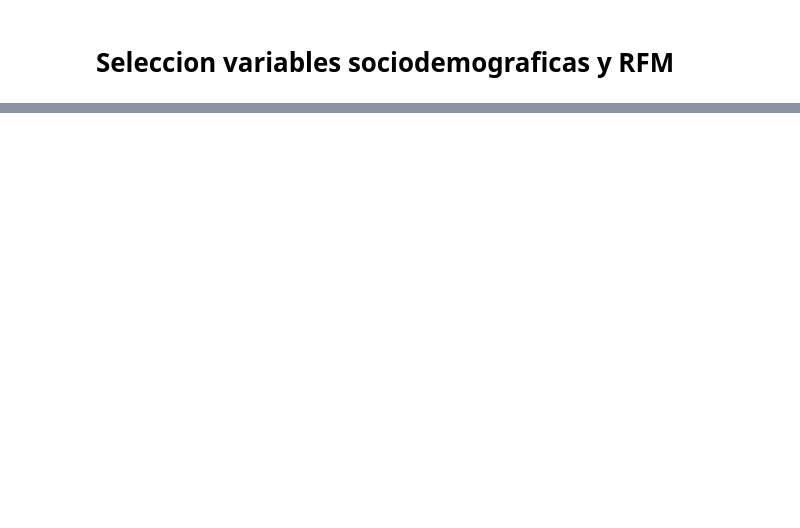
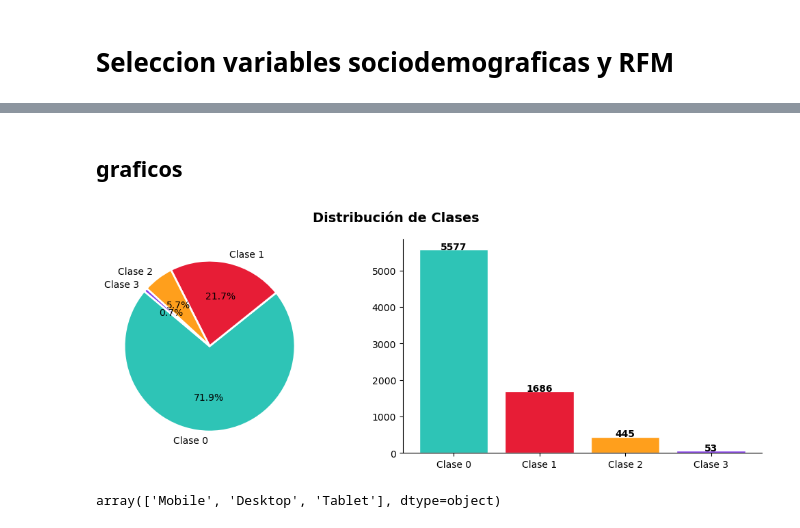
Before and after one commit to ShawnFRS/trabajos-marketing, a Jupyter notebook: trabajo 2/trabajo 2.ipynb, the cells around one changed output, grey strips where cells are left out. Drawn from its saved outputs; the diff is of its cells as text; code cells hidden in the pictures; blank space fills up the shorter version.

```diff
--- a/trabajo 2/trabajo 2.ipynb
+++ b/trabajo 2/trabajo 2.ipynb
@@ -196,0 +388,18 @@ display(df.head(5))
+# %%
+#latent class using Stepmix
+
+from stepmix.utils import get_mixed_descriptor
+
+# Unspecified variables are simply not included in mixed_data
+mixed_data, mixed_descriptor = get_mixed_descriptor(
+    dataframe=df_consumidores,
+    binary=['genero'],
+    categorical=["continente_enc","nivel_membresia_enc","categoria_preferida_enc",'dispositivo_preferido_enc'],
+    gaussian=["edad",'valor_promedio_pedido_usd', 'gasto_total_usd'],
+)
+
+# Pass descriptor to StepMix and fit model
+model = StepMix(n_components=4, measurement=mixed_descriptor, verbose=1, random_state=0)
+
+# Fit model
+model.fit(mixed_data)
@@ -196,0 +429,26 @@ display(df.head(5))
+# %% [markdown]
+## graficos
+# %%
+# ── Distribución de clases ────────────────────────────────────────────────────
+import matplotlib.pyplot as plt
+import numpy as np
+df_consumidores['mixed_pred'] = model.predict(mixed_data)
+conteo = df_consumidores['mixed_pred'].value_counts().sort_index()
+clases = [f"Clase {i}" for i in conteo.index]
+COLS = ["#2EC4B6","#E71D36","#FF9F1C","#8338EC","#3A86FF"]
+
+fig, (ax1, ax2) = plt.subplots(1, 2, figsize=(11, 4))
+ax1.pie(conteo, labels=clases, colors=COLS, autopct="%1.1f%%", startangle=140,
+        wedgeprops=dict(linewidth=2, edgecolor="white"))
+bars = ax2.bar(clases, conteo, color=COLS, edgecolor="white")
+[ax2.text(b.get_x()+b.get_width()/2, b.get_height()+2, str(v),
+          ha="center", fontweight="bold") for b, v in zip(bars, conteo)]
+ax2.spines[["top","right"]].set_visible(False)
+fig.suptitle("Distribución de Clases", fontsize=14, fontweight="bold")
+plt.tight_layout(); plt.show()
+# %% [output]
+[figure, added]
+# %%
+df_consumidores['dispositivo_preferido'].unique()
+# %% [output]
+array(['Mobile', 'Desktop', 'Tablet'], dtype=object)
```
Also changed, not shown: parts of 21 cells of this notebook.
